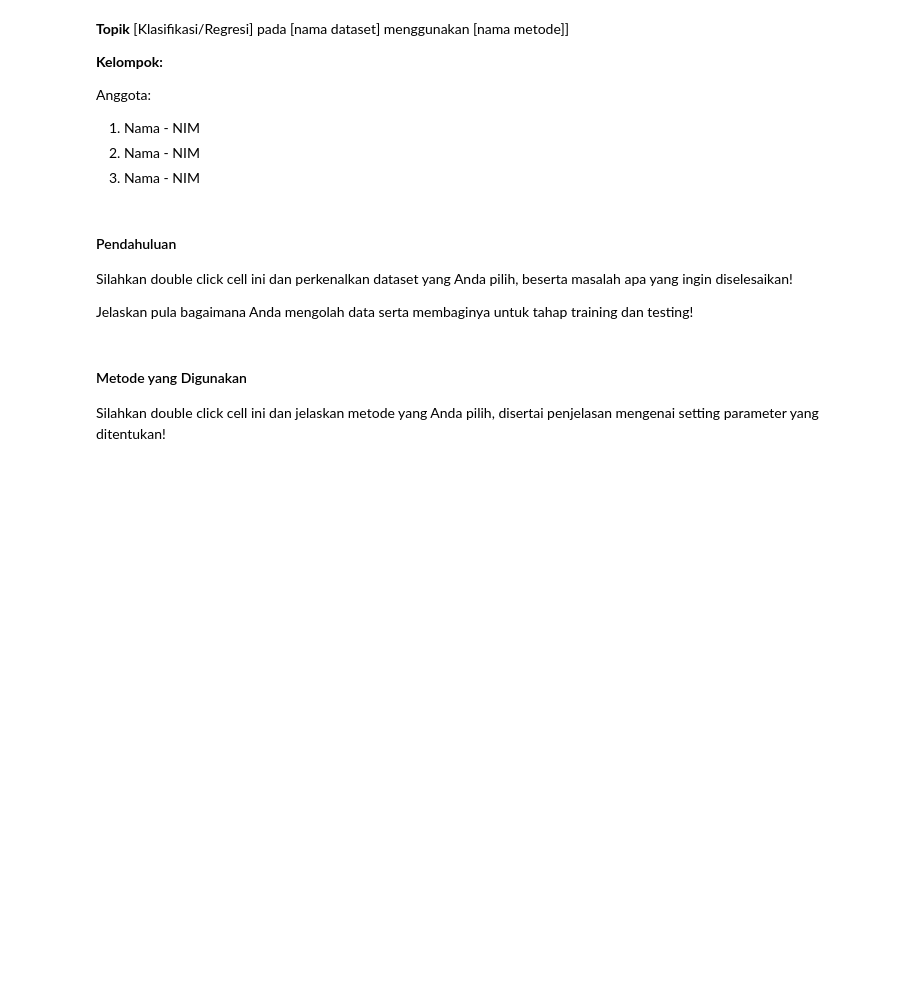
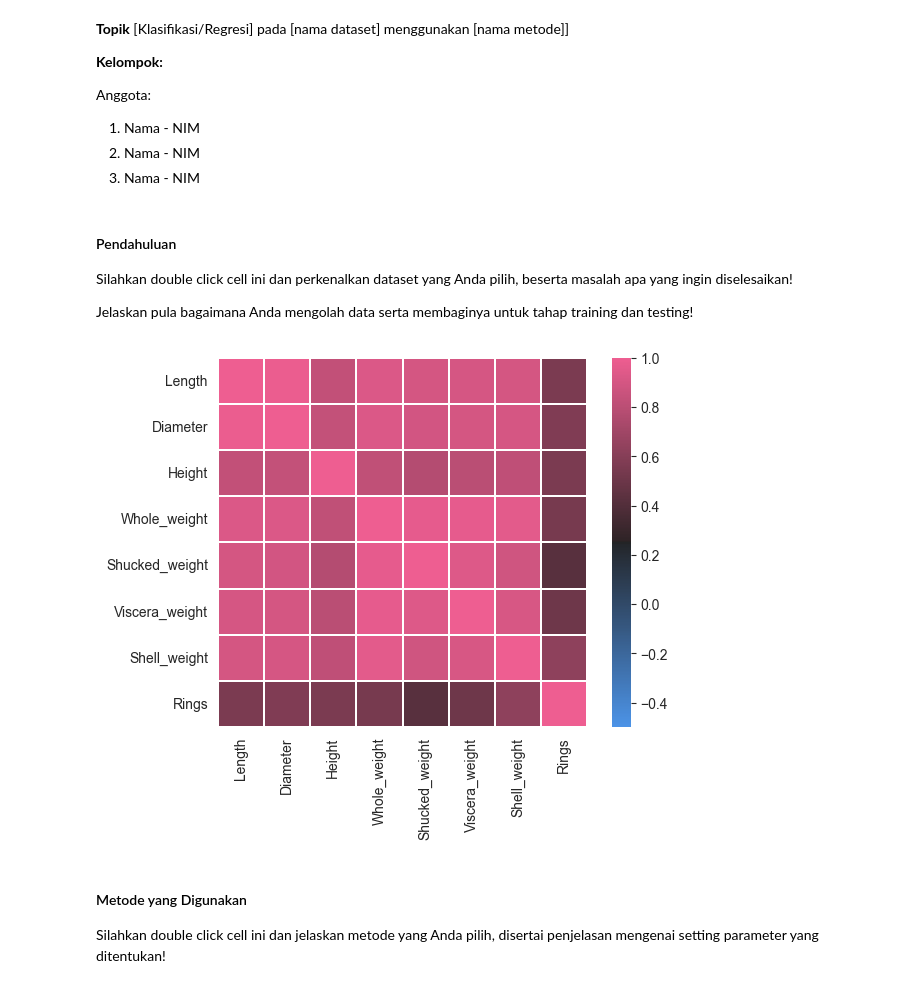
Before and after one commit to raflyzainn/tubes2-pkb, a Jupyter notebook: tubes1.ipynb, the cells around one changed output. Drawn from its saved outputs; the diff is of its cells as text; code cells hidden in the pictures; blank space fills up the shorter version.

```diff
--- a/tubes1.ipynb
+++ b/tubes1.ipynb
@@ -26,8 +18,35 @@ sns.set_style('darkgrid')
 # %%
+# Importing the tools we
+import pandas as pd
+import numpy as np
+import pandas as pd
+import matplotlib.pyplot as plt
+import seaborn as sns
+sns.set_style('darkgrid')
+
 # Show your data in tabular or other visualization ways
 # Data Preprocessing
 # Data Splitting
 # Write your code here
+
+# Reading and printing the data head
+data = pd.read_csv("abalone.data", header=None)
+column_names = ['Sex', 'Length', 'Diameter', 'Height', 'Whole_weight', 'Shucked_weight', 'Viscera_weight', 'Shell_weight', 'Rings']
+df = pd.DataFrame(data)
+df.columns = column_names
+print(df.head())
+
+# Making a histogram in the target variable which is the "Rings" variable
+df["Rings"].hist()
+# %%
+# Making the data correlation
+numeric_columns = df.select_dtypes(include='number')
+corr = numeric_columns.corr(method="pearson")
+cmap = sns.diverging_palette(250, 354, 80, 60, center="dark", as_cmap=True)
+sns.heatmap(corr, vmax=1, vmin=-0.5, cmap=cmap, square=True, linewidths=0.2)
+plt.show()
+# %% [output]
+[figure, added]
 # %% [markdown]
 #### Metode yang Digunakan
 Silahkan double click cell ini dan jelaskan metode yang Anda pilih, disertai penjelasan mengenai setting parameter yang ditentukan!
```
Also changed, not shown: parts of 1 cell of this notebook.
